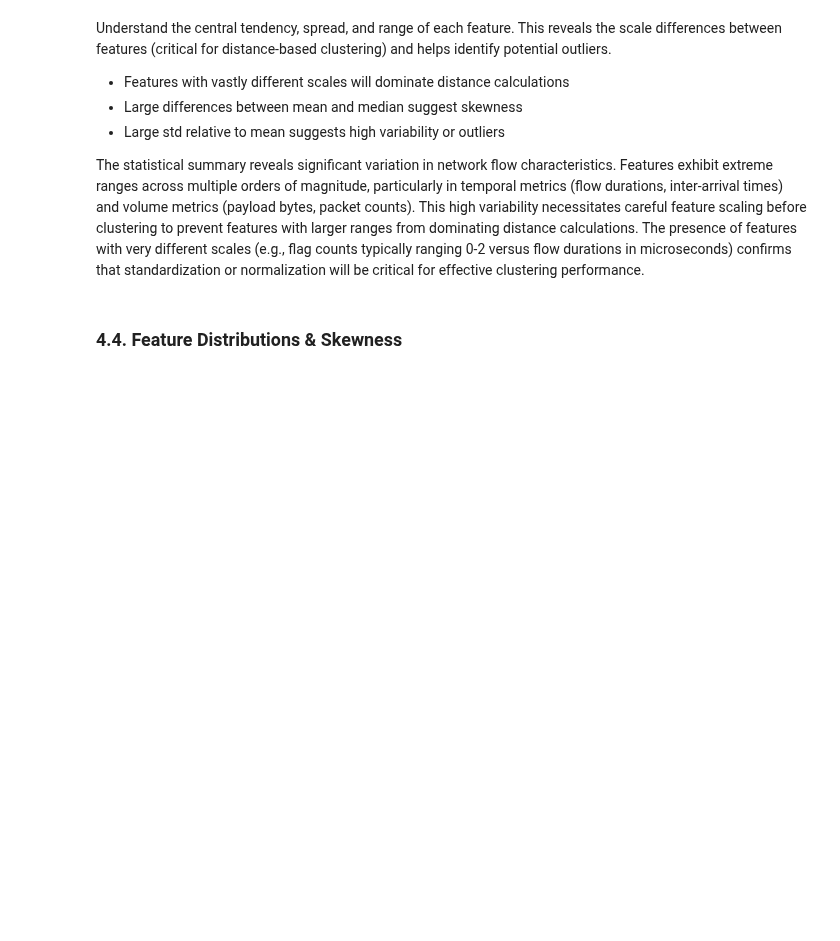
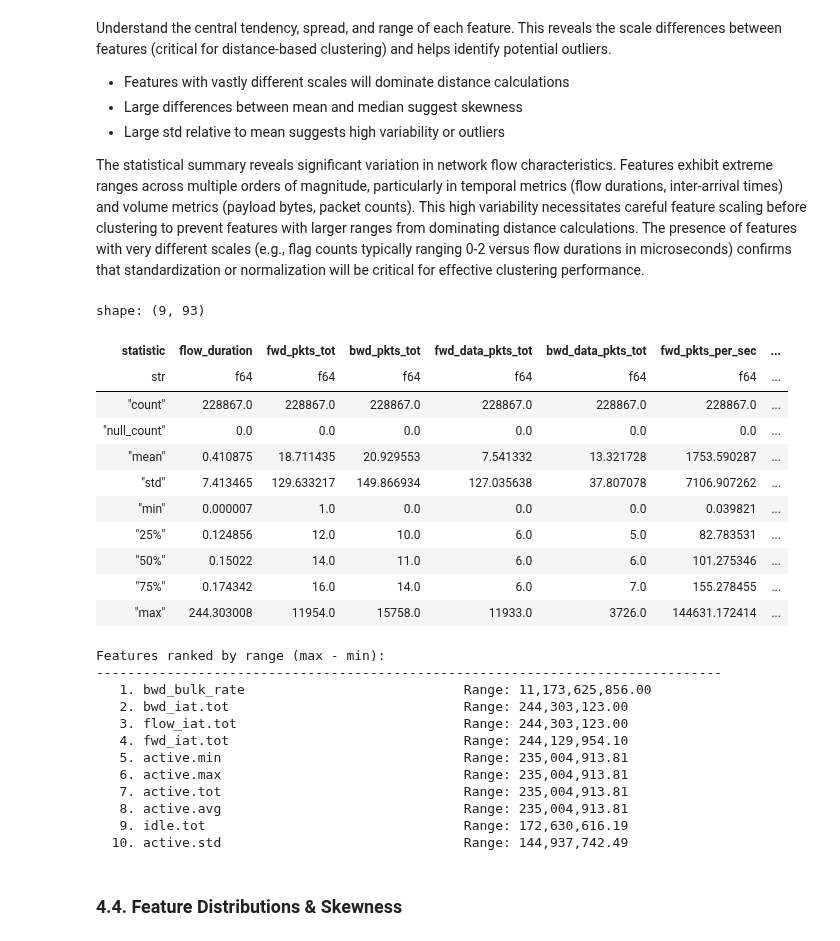
Before and after one commit to MACC-PBL1/IA, a Jupyter notebook: notebooks/pobl_ml.ipynb, the cells around one changed output. Cells and saved outputs as stored; diff of their text form; code cells hidden in the pictures; blank space fills up the shorter version.

```diff
--- a/notebooks/pobl_ml.ipynb
+++ b/notebooks/pobl_ml.ipynb
@@ -292,21 +319,50 @@ The statistical summary reveals significant variation in network flow characteri
 # %%
 stats_df = df_eda.describe()
 display(stats_df)
 
 numeric_features = df_eda.select(cs.numeric()).columns
 ranges = []
 
 for col in numeric_features:
     col_data = df_eda[col]
-    range_val = col_data.max() - col_data.min()
+    max_val = col_data.max()
+    min_val = col_data.min()
+    if max_val is None or min_val is None:
+        continue
+    range_val = max_val - min_val
     ranges.append((col, range_val))
 
 ranges_sorted = sorted(ranges, key=lambda x: x[1], reverse=True)
 
 print("Features ranked by range (max - min):")
 print("-"*80)
 for i, (col, range_val) in enumerate(ranges_sorted[:10], 1):
     print(f"  {i:2d}. {col:<40} Range: {range_val:,.2f}")
+# %% [output]
+shape: (9, 93)
+| statistic | flow_duration | fwd_pkts_tot | bwd_pkts_tot | fwd_data_pkts_tot | bwd_data_pkts_tot | fwd_pkts_per_sec | ... |
+| str | f64 | f64 | f64 | f64 | f64 | f64 | ... |
+| "count" | 228867.0 | 228867.0 | 228867.0 | 228867.0 | 228867.0 | 228867.0 | ... |
+| "null_count" | 0.0 | 0.0 | 0.0 | 0.0 | 0.0 | 0.0 | ... |
+| "mean" | 0.410875 | 18.711435 | 20.929553 | 7.541332 | 13.321728 | 1753.590287 | ... |
+| "std" | 7.413465 | 129.633217 | 149.866934 | 127.035638 | 37.807078 | 7106.907262 | ... |
+| "min" | 0.000007 | 1.0 | 0.0 | 0.0 | 0.0 | 0.039821 | ... |
+| "25%" | 0.124856 | 12.0 | 10.0 | 6.0 | 5.0 | 82.783531 | ... |
+| "50%" | 0.15022 | 14.0 | 11.0 | 6.0 | 6.0 | 101.275346 | ... |
+| "75%" | 0.174342 | 16.0 | 14.0 | 6.0 | 7.0 | 155.278455 | ... |
+| "max" | 244.303008 | 11954.0 | 15758.0 | 11933.0 | 3726.0 | 144631.172414 | ... |
+Features ranked by range (max - min):
+--------------------------------------------------------------------------------
+   1. bwd_bulk_rate                            Range: 11,173,625,856.00
+   2. bwd_iat.tot                              Range: 244,303,123.00
+   3. flow_iat.tot                             Range: 244,303,123.00
+   4. fwd_iat.tot                              Range: 244,129,954.10
+   5. active.min                               Range: 235,004,913.81
+   6. active.max                               Range: 235,004,913.81
+   7. active.tot                               Range: 235,004,913.81
+   8. active.avg                               Range: 235,004,913.81
+   9. idle.tot                                 Range: 172,630,616.19
+  10. active.std                               Range: 144,937,742.49
 # %% [markdown]
 ### 4.4. Feature Distributions & Skewness
 # %% [markdown]
```
Also changed, not shown: parts of 69 cells of this notebook, 1 other file.
